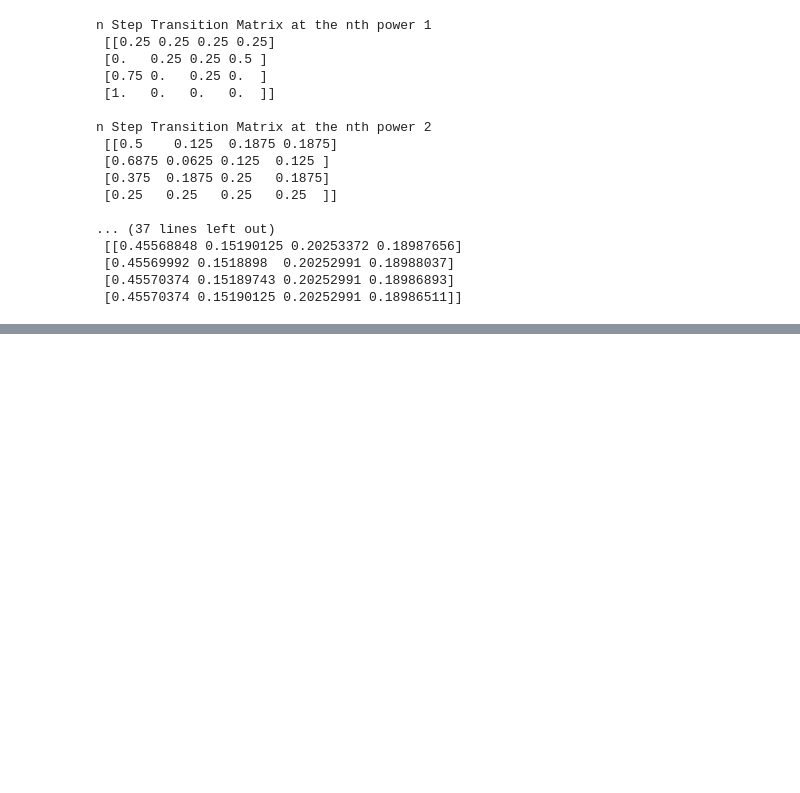
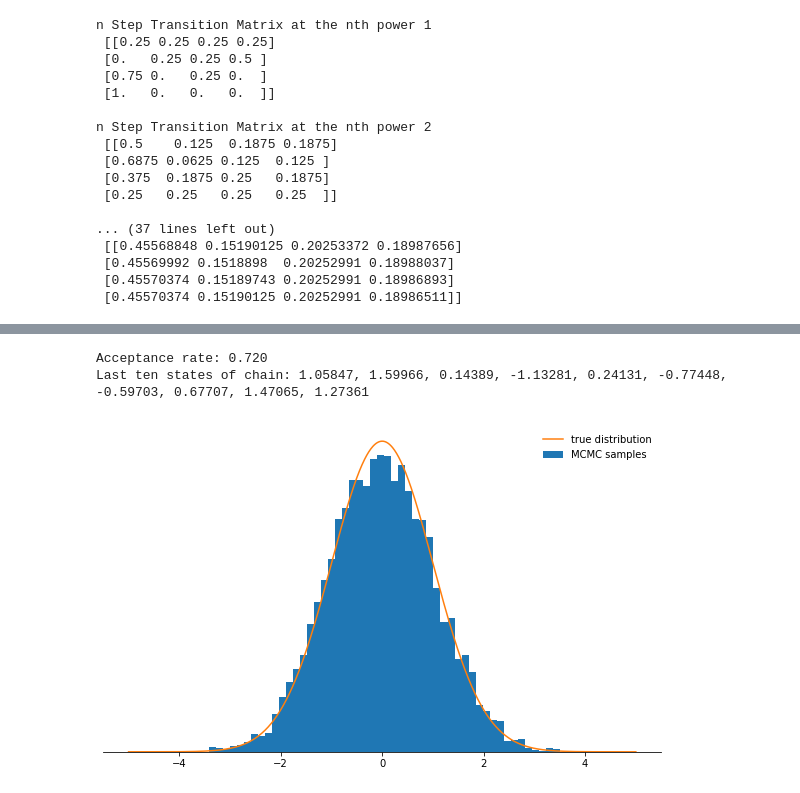
Before and after one commit to johnreyes96/modeling-and-simulation, a Jupyter notebook: src/main/python/classes/MarkovChains.ipynb, the cells around one changed output, grey strips where cells are left out. Cells and saved outputs as stored; diff of their text form; code cells hidden in the pictures; blank space fills up the shorter version.

```diff
--- a/src/main/python/classes/MarkovChains.ipynb
+++ b/src/main/python/classes/MarkovChains.ipynb
@@ -297,0 +347,11 @@ n Step Transition Matrix at the nth power 2
+# %%
+def sample_MH(x_old, log_prob, stepsize):
+    x_new = proposal(x_old, stepsize)
+    # here we determine whether we accept the new state or not:
+    # we draw a random number uniformly from [0,1] and compare
+    # it with the acceptance probability
+    accept = np.random.random() < p_acc_MH(x_new, x_old, log_prob)
+    if accept:
+        return accept, x_new
+    else:
+        return accept, x_old
@@ -297,0 +372,37 @@ n Step Transition Matrix at the nth power 2
+# %%
+chain, acceptance_rate = build_MH_chain(np.array([2.0]), 3.0, 10000, log_prob)
+chain = [state for state, in chain]
+print("Acceptance rate: {:.3f}".format(acceptance_rate))
+last_states = ", ".join("{:.5f}".format(state)
+                        for state in chain[-10:])
+print("Last ten states of chain: " + last_states)
+# %% [output]
+Acceptance rate: 0.720
+Last ten states of chain: 1.05847, 1.59966, 0.14389, -1.13281, 0.24131, -0.77448, -0.59703, 0.67707, 1.47065, 1.27361
+# %%
+def plot_samples(chain, log_prob, ax, orientation='vertical', normalize=True,
+                 xlims=(-5, 5), legend=True):
+    from scipy.integrate import quad
+
+    ax.hist(chain, bins=50, density=True, label="MCMC samples",
+           orientation=orientation)
+    # we numerically calculate the normalization constant of our PDF
+    if normalize:
+        Z, _ = quad(lambda x: np.exp(log_prob(x)), -np.inf, np.inf)
+    else:
+        Z = 1.0
+    xses = np.linspace(xlims[0], xlims[1], 1000)
+    yses = [np.exp(log_prob(x)) / Z for x in xses]
+    if orientation == 'horizontal':
+        (yses, xses) = (xses, yses)
+    ax.plot(xses, yses, label="true distribution")
+    if legend:
+        ax.legend(frameon=False)
+
+fig, ax = plt.subplots()
+plot_samples(chain[500:], log_prob, ax)
+despine(ax)
+ax.set_yticks(())
+plt.show()
+# %% [output]
+[figure, added]
```
Also changed, not shown: parts of 13 cells of this notebook.
